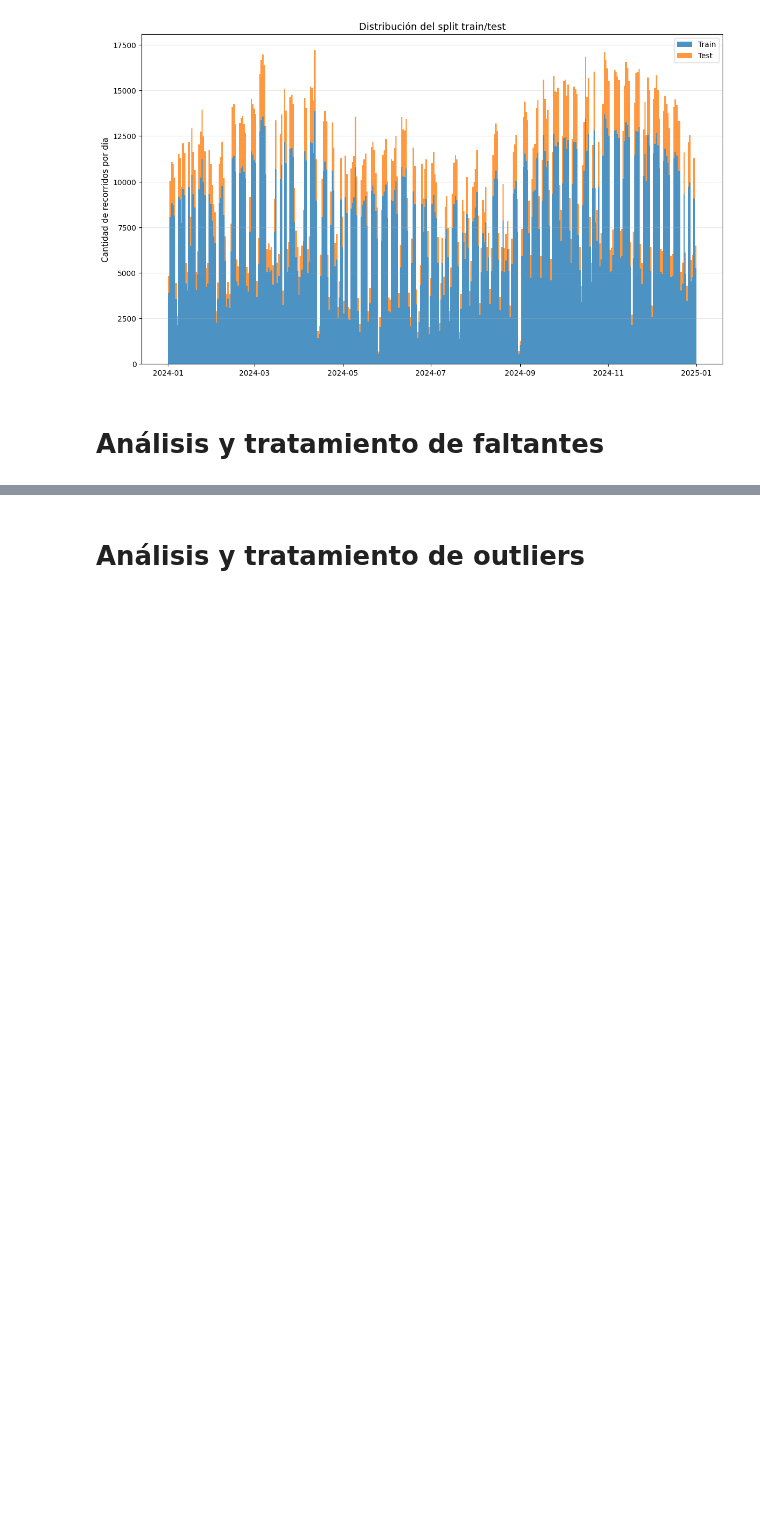
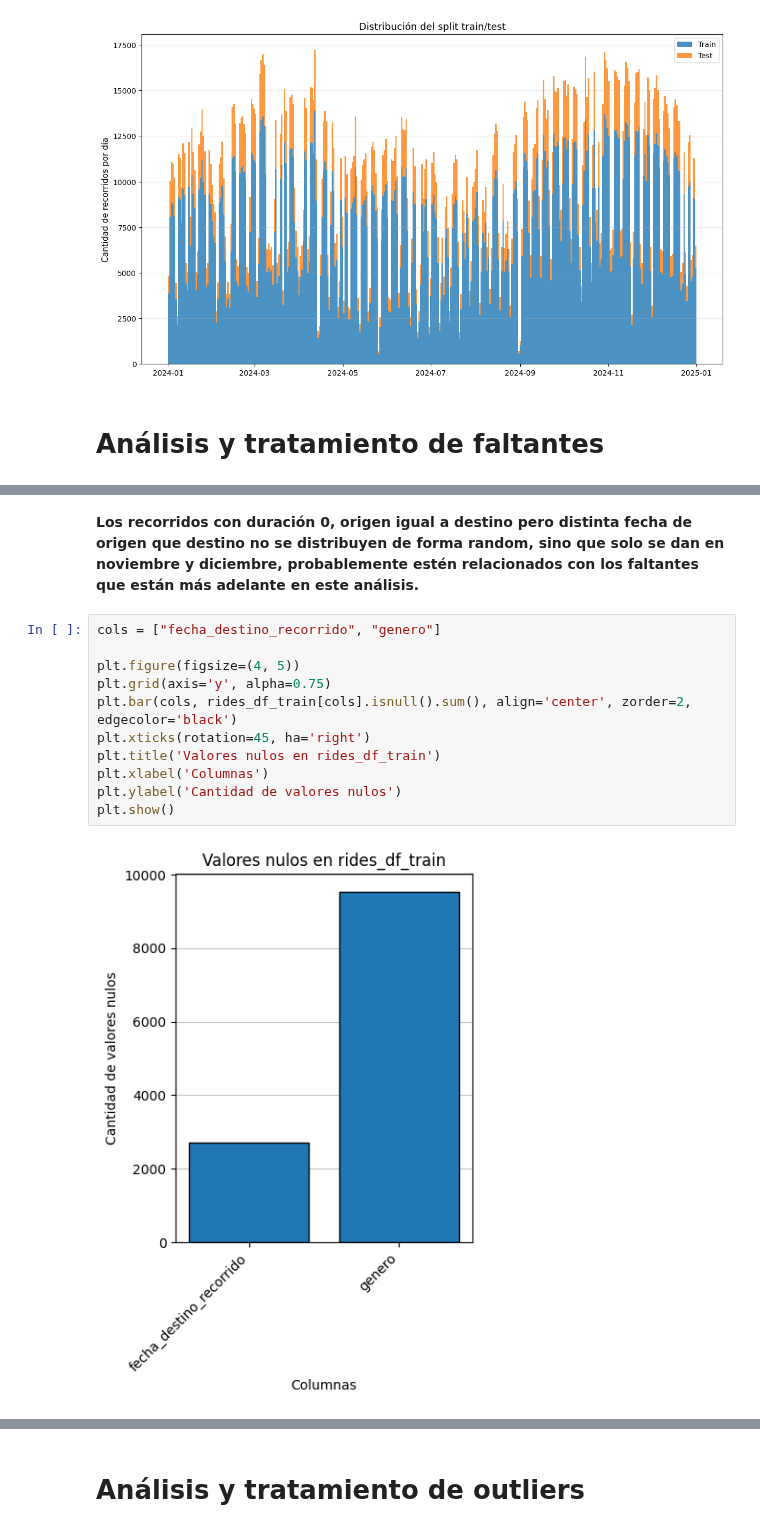
Before and after one commit to ArielMatC/ceia-andd-g2, a Jupyter notebook: data_analysis.ipynb, the cells around one changed output, grey strips where cells are left out. Saved outputs shown, nothing was run; the diff lists cells and outputs as text; blank space fills up the shorter version.

Commit message:
add analisis y tratamiento de faltantes

```diff
--- a/data_analysis.ipynb
+++ b/data_analysis.ipynb
@@ -840,0 +966,15 @@ plt.show()
+# %% [markdown]
+**Los recorridos con duración 0, origen igual a destino pero distinta fecha de origen que destino no se distribuyen de forma random, sino que solo se dan en noviembre y diciembre, probablemente estén relacionados con los faltantes que están más adelante en este análisis.**
+# %%
+cols = ["fecha_destino_recorrido", "genero"]
+
+plt.figure(figsize=(4, 5))
+plt.grid(axis='y', alpha=0.75)
+plt.bar(cols, rides_df_train[cols].isnull().sum(), align='center', zorder=2, edgecolor='black')
+plt.xticks(rotation=45, ha='right')
+plt.title('Valores nulos en rides_df_train')
+plt.xlabel('Columnas')
+plt.ylabel('Cantidad de valores nulos')
+plt.show()
+# %% [output]
+[figure, added]
```
Also changed, not shown: parts of 37 cells of this notebook, 2 other files.
